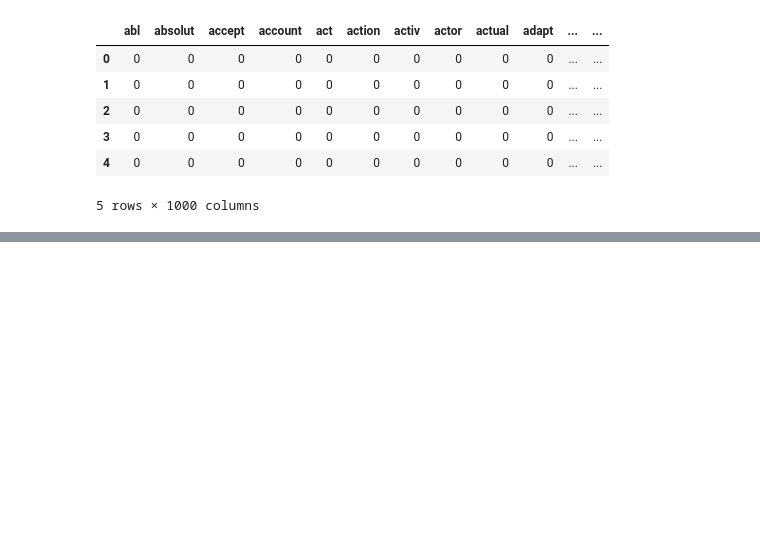
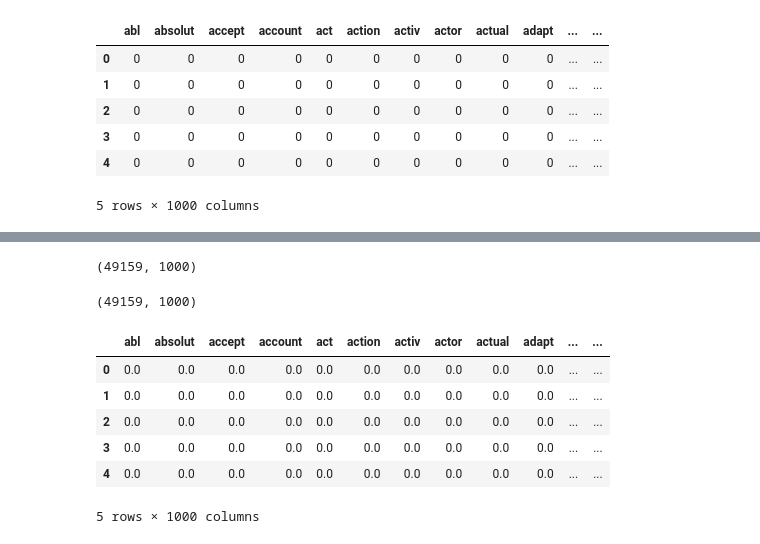
Before and after one commit to aniket15031998/Twitter-Sentiment-Analysis-Problem-, a Jupyter notebook: Twitter_Sentiment_Analysis.ipynb, the cells around one changed output, grey strips where cells are left out. Cells and saved outputs as stored; diff of their text form; code cells hidden in the pictures; blank space fills up the shorter version.

```diff
--- a/Twitter_Sentiment_Analysis.ipynb
+++ b/Twitter_Sentiment_Analysis.ipynb
@@ -704,0 +720,29 @@ bow_df.head()
+# %%
+# tfidfvectorizer is used to create tfidf features
+# max_df - When building the vocabulary ignore terms that have a document frequency strictly higher than the given threshold
+# min_df this defines if any words frequency in document is less than this then our vocabulary can ignore this term as irrelevant
+# max_features defines maximum words to be  considered as features
+# stop_word is to define stop_words from data to ignore them
+# here tweets are considered as documents
+
+tfidf_vectorizer = TfidfVectorizer(max_df=0.90,min_df=2,max_features=1000,stop_words='english')
+tfidf = tfidf_vectorizer.fit_transform(combine['tidy_tweet'])
+tfidf.shape
+# %% [output]
+(49159, 1000)
+# %%
+tfidf_df = pd.DataFrame(tfidf.toarray(),columns=tfidf_vectorizer.get_feature_names_out())
+# %%
+tfidf_df.shape
+# %% [output]
+(49159, 1000)
+# %%
+tfidf_df.head()
+# %% [output]
+|  | abl | absolut | accept | account | act | action | activ | actor | actual | adapt | ... | ... |
+| 0 | 0.0 | 0.0 | 0.0 | 0.0 | 0.0 | 0.0 | 0.0 | 0.0 | 0.0 | 0.0 | ... | ... |
+| 1 | 0.0 | 0.0 | 0.0 | 0.0 | 0.0 | 0.0 | 0.0 | 0.0 | 0.0 | 0.0 | ... | ... |
+| 2 | 0.0 | 0.0 | 0.0 | 0.0 | 0.0 | 0.0 | 0.0 | 0.0 | 0.0 | 0.0 | ... | ... |
+| 3 | 0.0 | 0.0 | 0.0 | 0.0 | 0.0 | 0.0 | 0.0 | 0.0 | 0.0 | 0.0 | ... | ... |
+| 4 | 0.0 | 0.0 | 0.0 | 0.0 | 0.0 | 0.0 | 0.0 | 0.0 | 0.0 | 0.0 | ... | ... |
+5 rows × 1000 columns
```
Also changed, not shown: parts of 3 cells of this notebook.
